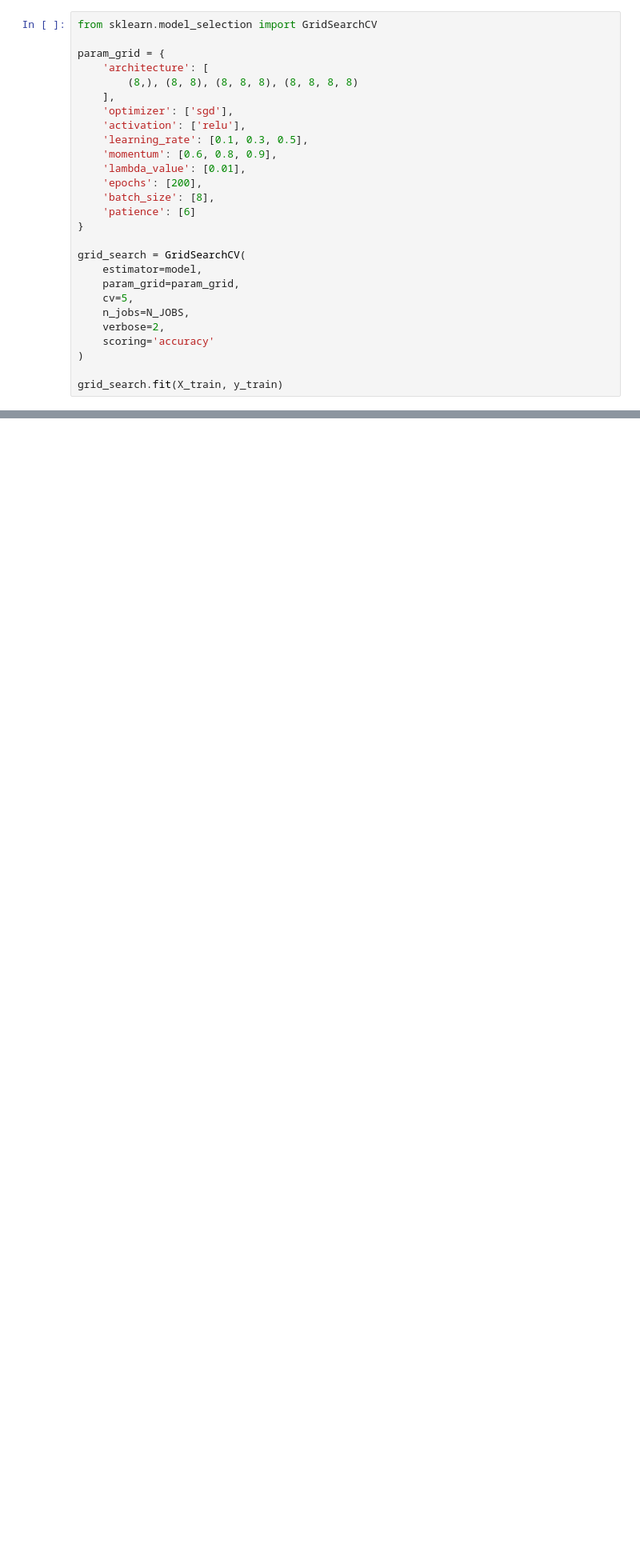
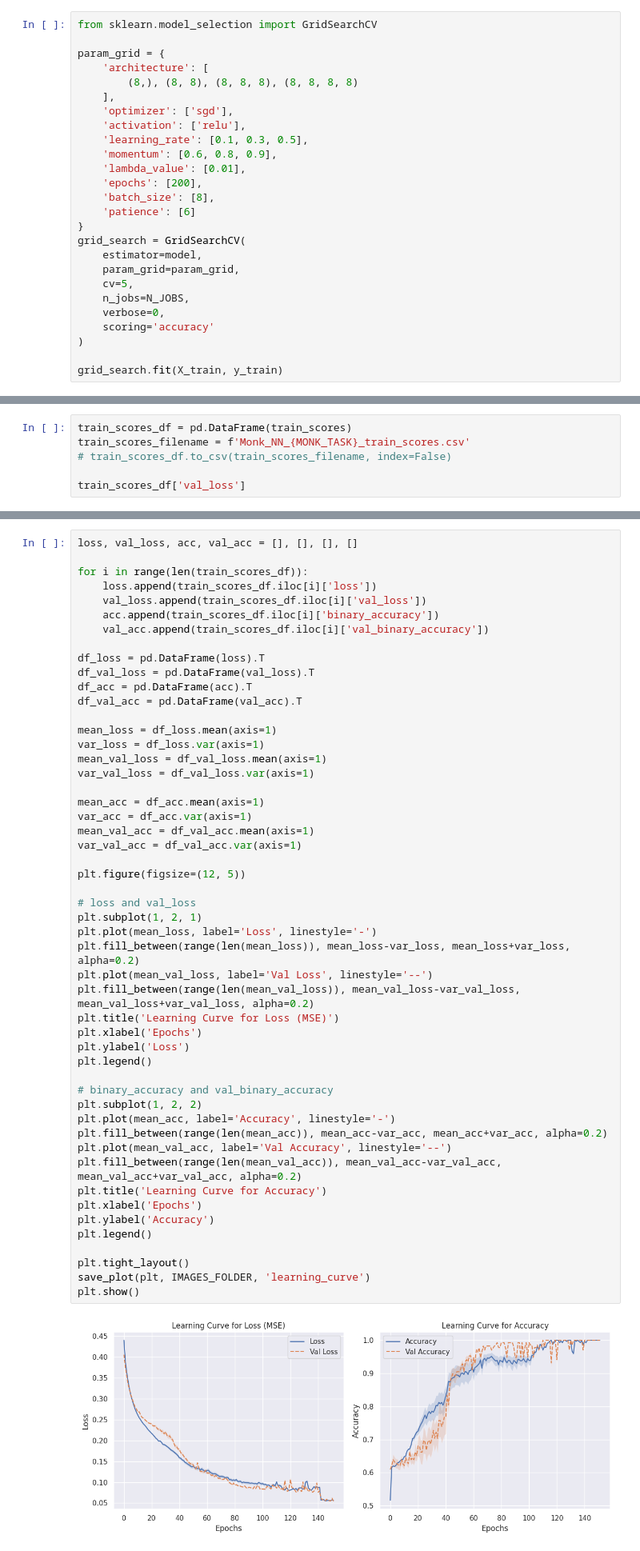
Before and after one commit to paolo-junior-mollica/machine-learning-project, a Jupyter notebook: src/monk/task-2/neural_network_training.ipynb, the cells around one changed output, grey strips where cells are left out. Shown at 80% size. Saved outputs shown, nothing was run; the diff lists cells and outputs as text; blank space fills up the shorter version.

Commit message:
run of all monk NNs

```diff
--- a/src/monk/task-2/neural_network_training.ipynb
+++ b/src/monk/task-2/neural_network_training.ipynb
@@ -90,13 +129,12 @@ param_grid = {
     'batch_size': [8],
     'patience': [6]
 }
-
 grid_search = GridSearchCV(
     estimator=model,
     param_grid=param_grid,
     cv=5,
     n_jobs=N_JOBS,
-    verbose=2,
+    verbose=0,
     scoring='accuracy'
 )
 
@@ -139,0 +188,6 @@ plt.show()
+# %%
+train_scores_df = pd.DataFrame(train_scores)
+train_scores_filename = f'Monk_NN_{MONK_TASK}_train_scores.csv'
+# train_scores_df.to_csv(train_scores_filename, index=False)
+
+train_scores_df['val_loss']
@@ -139,0 +201,53 @@ plt.show()
+# %%
+loss, val_loss, acc, val_acc = [], [], [], []
+
+for i in range(len(train_scores_df)):
+    loss.append(train_scores_df.iloc[i]['loss'])
+    val_loss.append(train_scores_df.iloc[i]['val_loss'])
+    acc.append(train_scores_df.iloc[i]['binary_accuracy'])
+    val_acc.append(train_scores_df.iloc[i]['val_binary_accuracy'])
+
+df_loss = pd.DataFrame(loss).T
+df_val_loss = pd.DataFrame(val_loss).T
+df_acc = pd.DataFrame(acc).T
+df_val_acc = pd.DataFrame(val_acc).T
+
+mean_loss = df_loss.mean(axis=1)
+var_loss = df_loss.var(axis=1)
+mean_val_loss = df_val_loss.mean(axis=1)
+var_val_loss = df_val_loss.var(axis=1)
+
+mean_acc = df_acc.mean(axis=1)
+var_acc = df_acc.var(axis=1)
+mean_val_acc = df_val_acc.mean(axis=1)
+var_val_acc = df_val_acc.var(axis=1)
+
+plt.figure(figsize=(12, 5))
+
+# loss and val_loss
+plt.subplot(1, 2, 1)
+plt.plot(mean_loss, label='Loss', linestyle='-')
+plt.fill_between(range(len(mean_loss)), mean_loss-var_loss, mean_loss+var_loss, alpha=0.2)
+plt.plot(mean_val_loss, label='Val Loss', linestyle='--')
+plt.fill_between(range(len(mean_val_loss)), mean_val_loss-var_val_loss, mean_val_loss+var_val_loss, alpha=0.2)
+plt.title('Learning Curve for Loss (MSE)')
+plt.xlabel('Epochs')
+plt.ylabel('Loss')
+plt.legend()
+
+# binary_accuracy and val_binary_accuracy
+plt.subplot(1, 2, 2)
+plt.plot(mean_acc, label='Accuracy', linestyle='-')
+plt.fill_between(range(len(mean_acc)), mean_acc-var_acc, mean_acc+var_acc, alpha=0.2)
+plt.plot(mean_val_acc, label='Val Accuracy', linestyle='--')
+plt.fill_between(range(len(mean_val_acc)), mean_val_acc-var_val_acc, mean_val_acc+var_val_acc, alpha=0.2)
+plt.title('Learning Curve for Accuracy')
+plt.xlabel('Epochs')
+plt.ylabel('Accuracy')
+plt.legend()
+
+plt.tight_layout()
+save_plot(plt, IMAGES_FOLDER, 'learning_curve')
+plt.show()
+# %% [output]
+[figure, added]
```
Also changed, not shown: parts of 15 cells of this notebook, 5 other files.
